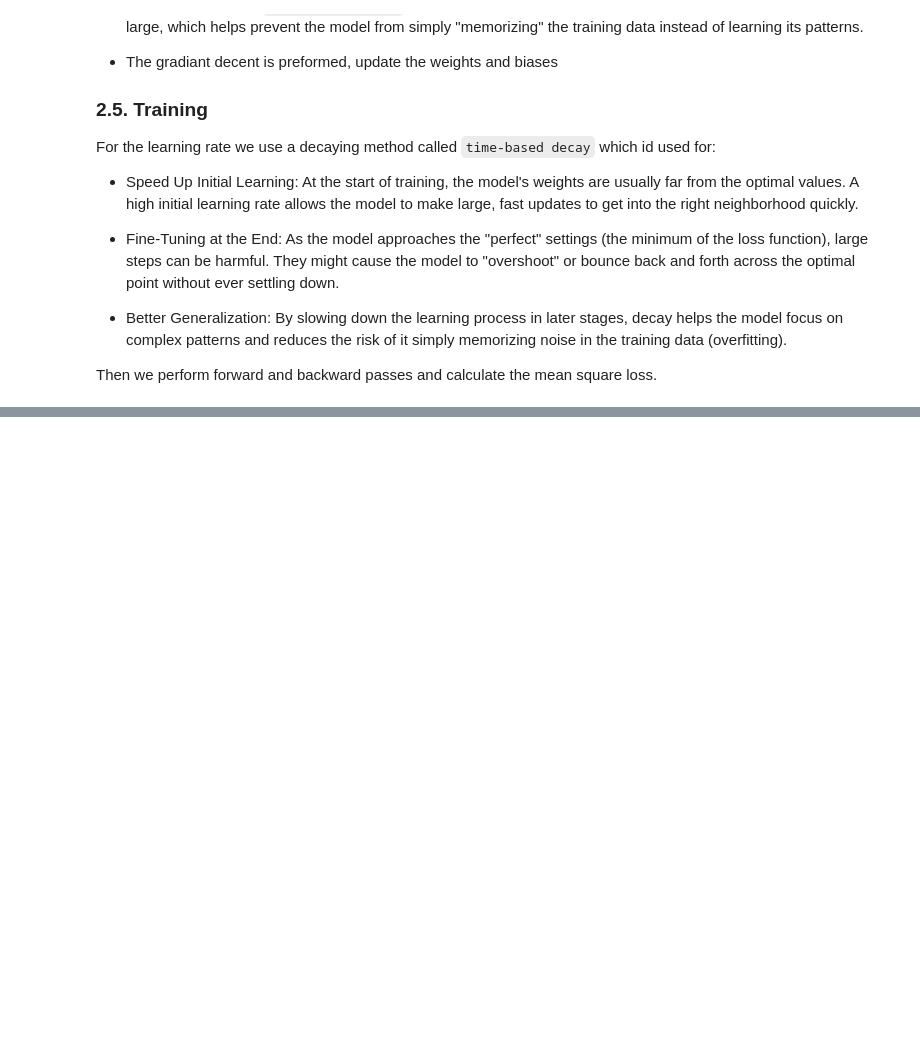
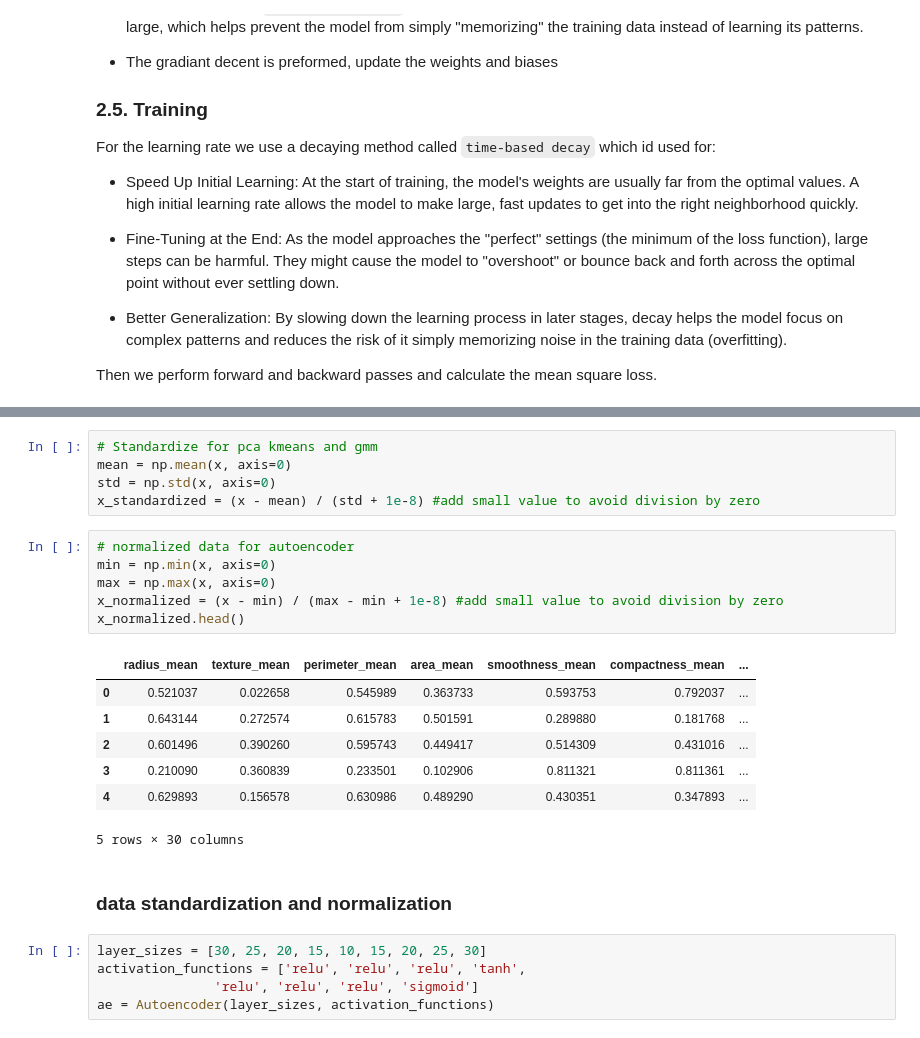
Before and after one commit to marwanelgharbawy/dimensionality-reduction-clustering, a Jupyter notebook: notebooks/autoencoder.ipynb, the cells around one changed output, grey strips where cells are left out. Saved outputs shown, nothing was run; the diff lists cells and outputs as text; blank space fills up the shorter version.

```diff
--- a/notebooks/autoencoder.ipynb
+++ b/notebooks/autoencoder.ipynb
@@ -57,0 +96,26 @@ Then we perform forward and backward passes and calculate the mean square loss.
+# %%
+# Standardize for pca kmeans and gmm
+mean = np.mean(x, axis=0)
+std = np.std(x, axis=0)
+x_standardized = (x - mean) / (std + 1e-8) #add small value to avoid division by zero
+# %%
+# normalized data for autoencoder
+min = np.min(x, axis=0)
+max = np.max(x, axis=0)
+x_normalized = (x - min) / (max - min + 1e-8) #add small value to avoid division by zero
+x_normalized.head()
+# %% [output]
+|  | radius_mean | texture_mean | perimeter_mean | area_mean | smoothness_mean | compactness_mean | ... |
+| 0 | 0.521037 | 0.022658 | 0.545989 | 0.363733 | 0.593753 | 0.792037 | ... |
+| 1 | 0.643144 | 0.272574 | 0.615783 | 0.501591 | 0.289880 | 0.181768 | ... |
+| 2 | 0.601496 | 0.390260 | 0.595743 | 0.449417 | 0.514309 | 0.431016 | ... |
+| 3 | 0.210090 | 0.360839 | 0.233501 | 0.102906 | 0.811321 | 0.811361 | ... |
+| 4 | 0.629893 | 0.156578 | 0.630986 | 0.489290 | 0.430351 | 0.347893 | ... |
+5 rows × 30 columns
+# %% [markdown]
+### data standardization and normalization
+# %%
+layer_sizes = [30, 25, 20, 15, 10, 15, 20, 25, 30]
+activation_functions = ['relu', 'relu', 'relu', 'tanh',
+               'relu', 'relu', 'relu', 'sigmoid']
+ae = Autoencoder(layer_sizes, activation_functions)
```
Also changed, not shown: parts of 7 cells of this notebook, 1 other file.
